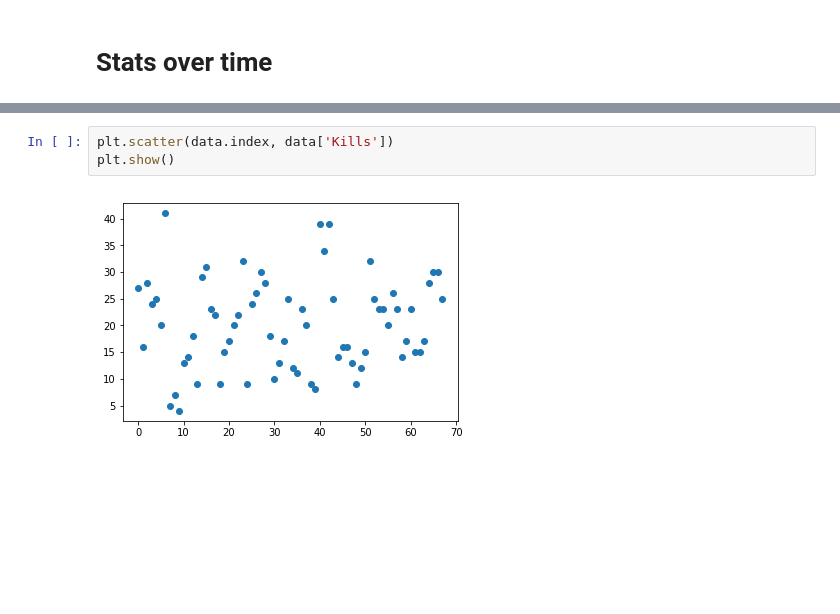
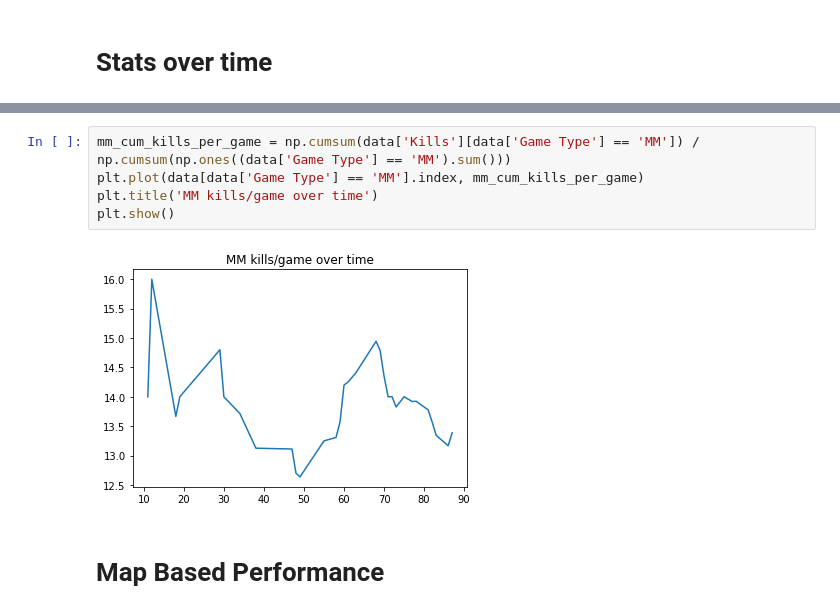
Before and after one commit to bushal01/csgo_stats, a Jupyter notebook: eda/descriptive_stats.ipynb, the cells around one changed output, grey strips where cells are left out. Cells and saved outputs as stored; diff of their text form; blank space fills up the shorter version.

```diff
--- a/eda/descriptive_stats.ipynb
+++ b/eda/descriptive_stats.ipynb
@@ -132,5 +133,9 @@ plt.show()
-# %%
-plt.scatter(data.index, data['Kills'])
-plt.show()
-# %% [output]
-[figure, removed]
+# %%
+mm_cum_kills_per_game = np.cumsum(data['Kills'][data['Game Type'] == 'MM']) / np.cumsum(np.ones((data['Game Type'] == 'MM').sum()))
+plt.plot(data[data['Game Type'] == 'MM'].index, mm_cum_kills_per_game)
+plt.title('MM kills/game over time')
+plt.show()
+# %% [output]
+[figure, added]
+# %% [markdown]
+# Map Based Performance
```
Also changed, not shown: parts of 9 cells of this notebook.
